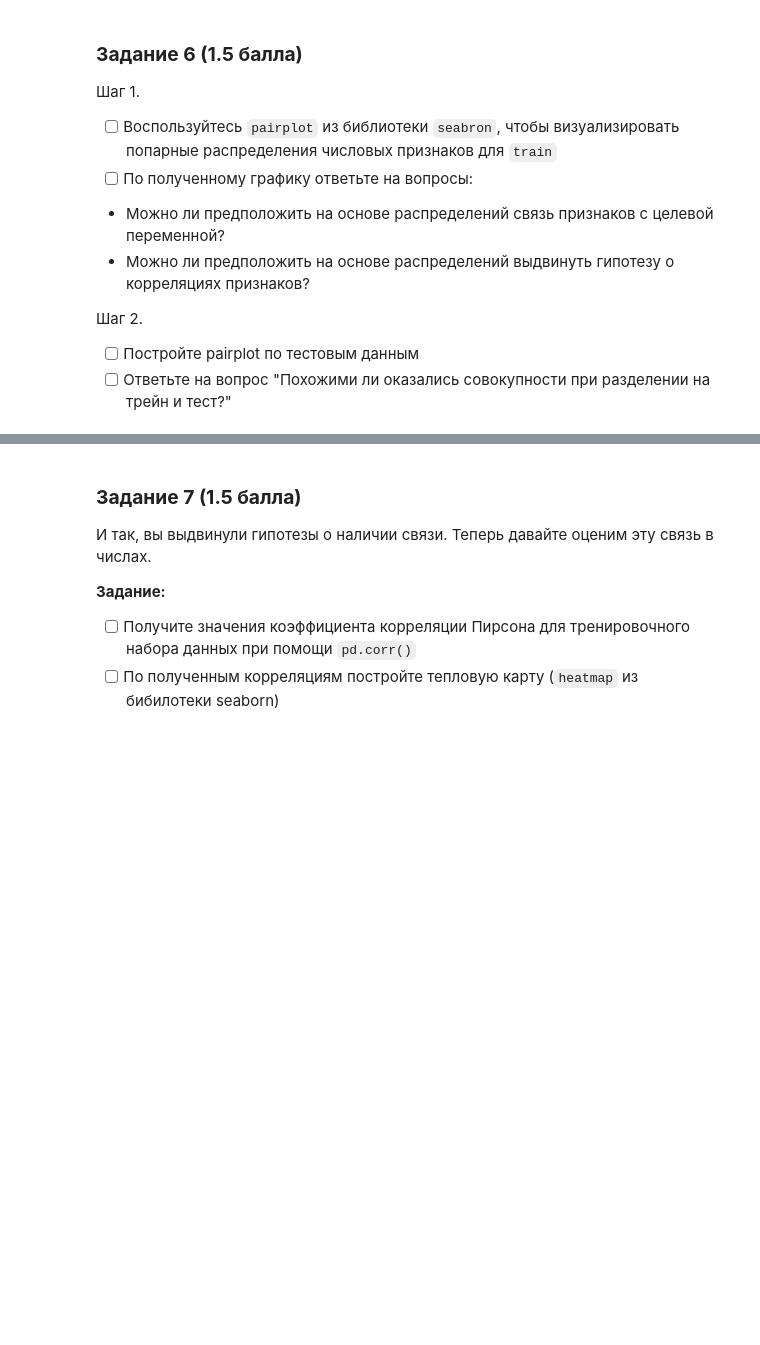
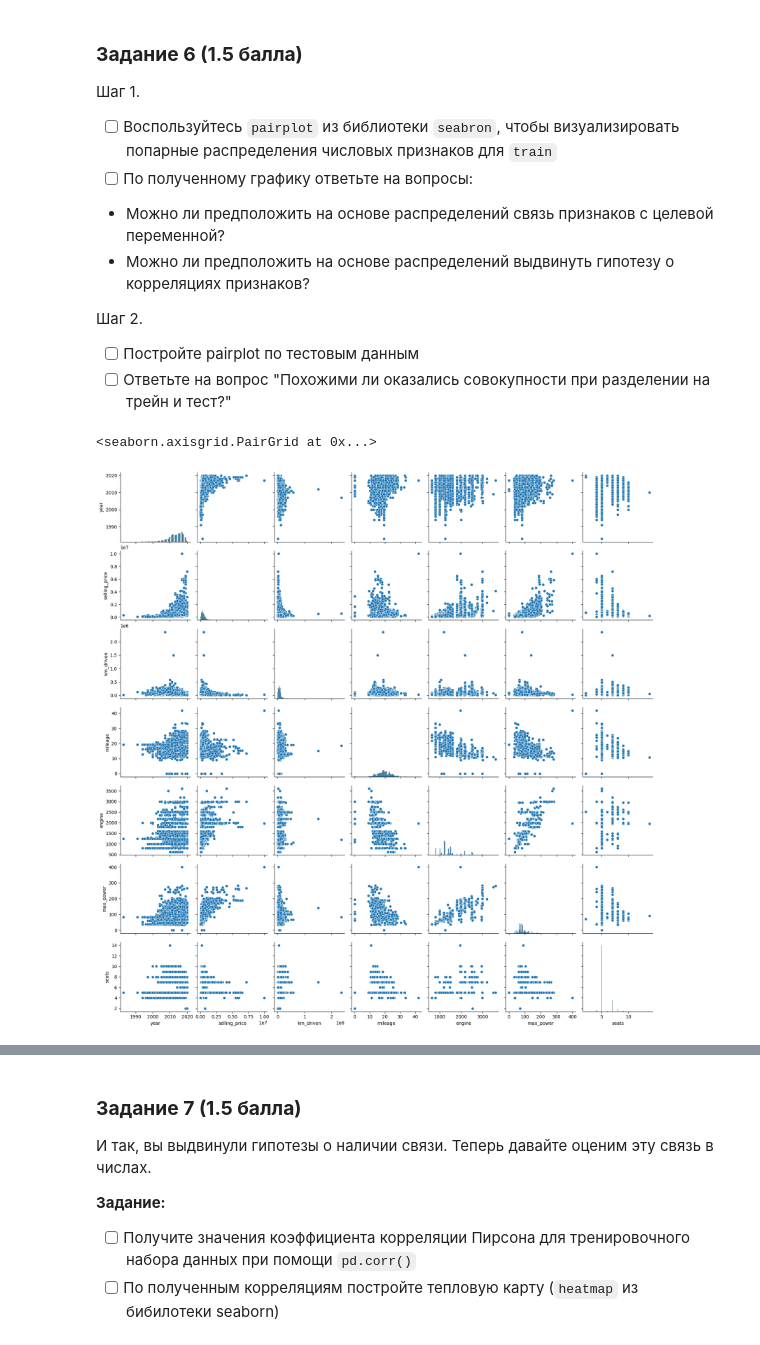
Before and after one commit to sealetta/homeworks, a Jupyter notebook: HW/Селиванова_БСЦ224_HW2.ipynb, the cells around one changed output, grey strips where cells are left out. Cells and saved outputs as stored; diff of their text form; code cells hidden in the pictures; blank space fills up the shorter version.

```diff
--- a/HW/Селиванова_БСЦ224_HW2.ipynb
+++ b/HW/Селиванова_БСЦ224_HW2.ipynb
@@ -288,5 +288,16 @@ freq                     15     534         837          877          623
 
 - [ ] Постройте pairplot по тестовым данным
 - [ ] Ответьте на вопрос "Похожими ли оказались совокупности при разделении на трейн и тест?"
+# %%
+# your code here
+sns.pairplot(df_train)
+#ну в целом, есть небольшая связь между selling_price и max_power, engine и year, но не прям сильная. Тк можно увидеть небольшую вытянутость
+#вдоль воображаемой прямой, но все равно высокий разброс точек и не вырисовывается четкая линейная зависимость. Насчет других переменных,
+#то я бы сказала, что там связь если есть, то минимальная
+#если говорить о корреляции между признаками, то можно увидеть, что max_power и engine имеют довольно сильную корреляцию между собой, положительную,
+#а еще есть умеренные корреляции между max_power и mileage и engine и mileage, они отрицательные
+# %% [output]
+<seaborn.axisgrid.PairGrid at 0x...>
+[figure, added]
 # %%
 # your code here
```
Also changed, not shown: parts of 54 cells of this notebook.
